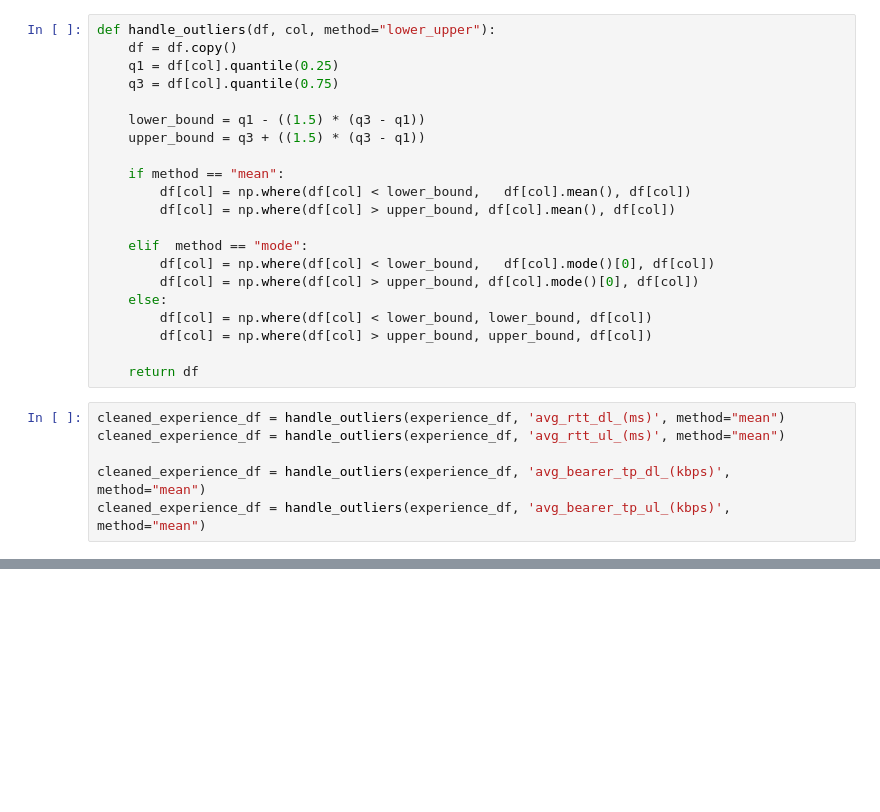
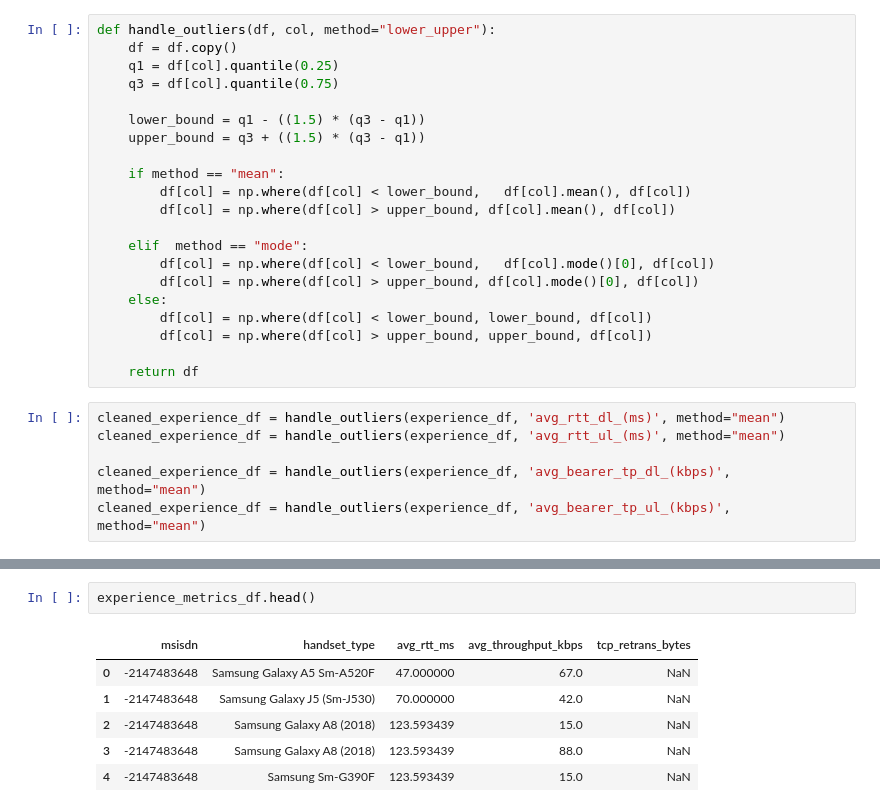
Before and after one commit to Desmondonam/Tellco_Analysis, a Jupyter notebook: Notebooks/Experience Analysis.ipynb, the cells around one changed output, grey strips where cells are left out. Cells and saved outputs as stored; diff of their text form; blank space fills up the shorter version.

```diff
--- a/Notebooks/Experience Analysis.ipynb
+++ b/Notebooks/Experience Analysis.ipynb
@@ -149,0 +164,9 @@ cleaned_experience_df = handle_outliers(experience_df, 'avg_bearer_tp_ul_(kbps)'
+# %%
+experience_metrics_df.head()
+# %% [output]
+|  | msisdn | handset_type | avg_rtt_ms | avg_throughput_kbps | tcp_retrans_bytes |
+| 0 | -2147483648 | Samsung Galaxy A5 Sm-A520F | 47.000000 | 67.0 | NaN |
+| 1 | -2147483648 | Samsung Galaxy J5 (Sm-J530) | 70.000000 | 42.0 | NaN |
+| 2 | -2147483648 | Samsung Galaxy A8 (2018) | 123.593439 | 15.0 | NaN |
+| 3 | -2147483648 | Samsung Galaxy A8 (2018) | 123.593439 | 88.0 | NaN |
+| 4 | -2147483648 | Samsung Sm-G390F | 123.593439 | 15.0 | NaN |
```
Also changed, not shown: parts of 36 cells of this notebook, 2 other files.
